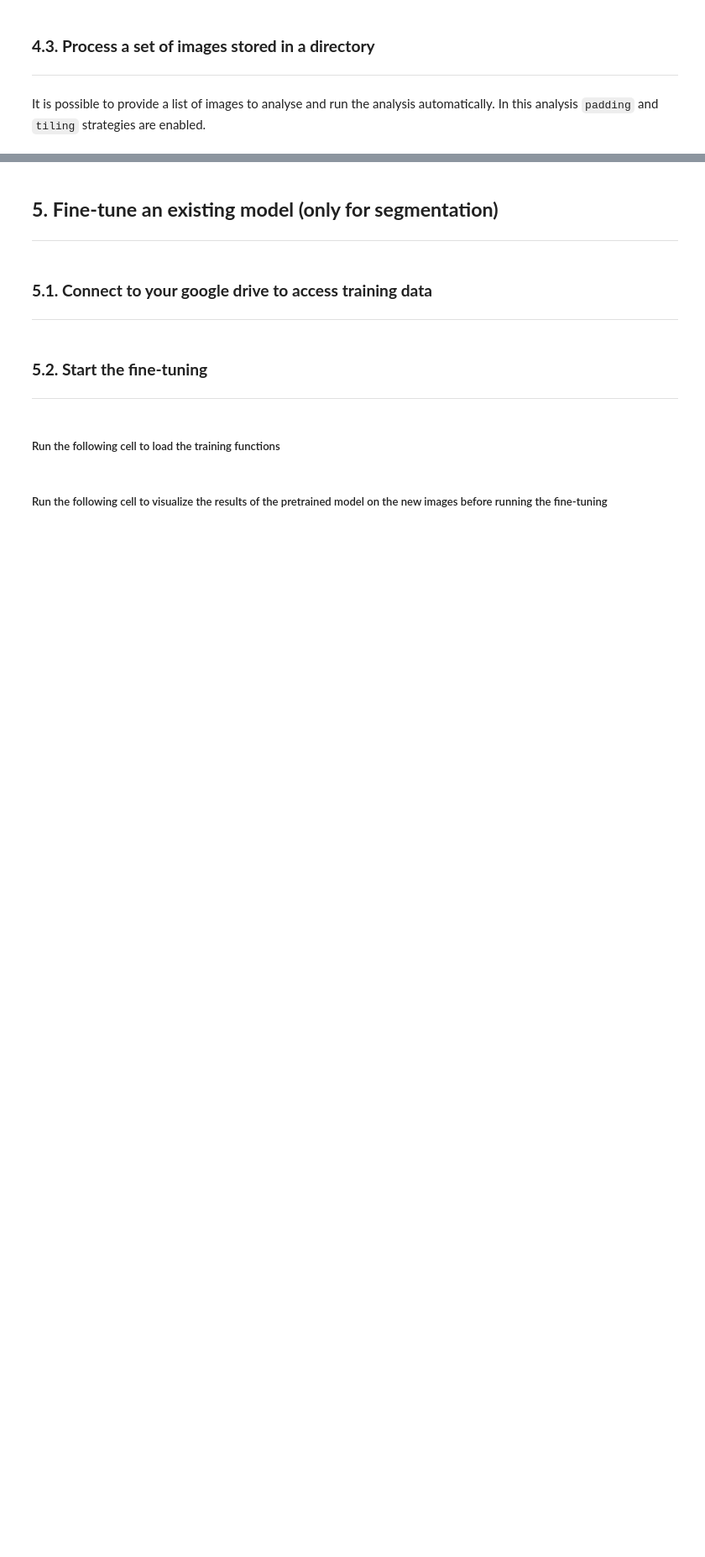
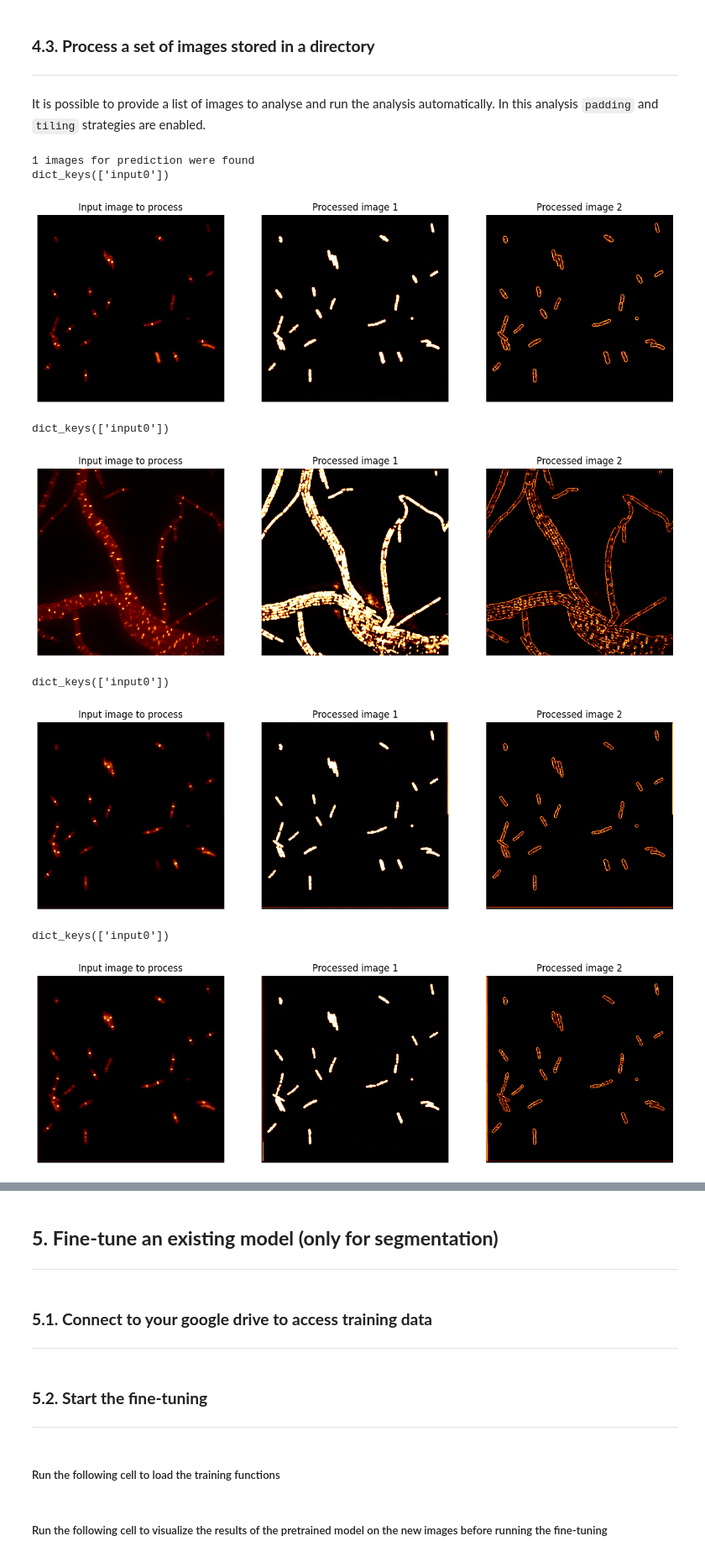
Before and after one commit to HenriquesLab/DL4MicEverywhere, a Jupyter notebook: notebooks/Bespoke_notebooks/bioimageio-pytorch/load_bioimageio_pytorch.ipynb, the cells around one changed output, grey strips where cells are left out. Shown at 84% size. Saved outputs shown, nothing was run; the diff lists cells and outputs as text; code cells hidden in the pictures; blank space fills up the shorter version.

```diff
--- a/notebooks/Bespoke_notebooks/bioimageio-pytorch/load_bioimageio_pytorch.ipynb
+++ b/notebooks/Bespoke_notebooks/bioimageio-pytorch/load_bioimageio_pytorch.ipynb
@@ -552,15 +522,58 @@ AttributeError: 'ModelDescr' object has no attribute 'test_outputs'
 It is possible to provide a list of images to analyse and run the analysis automatically. In this analysis `padding` and `tiling` strategies are enabled.
 # %%
 #@markdown ##Indicate a directory with images to analyse and a directory to save the images
+from skimage import io
 
-im_dir = "" #@param {type:"string"}
-results_dir = "" #@param {type:"string"}
+im_dir = "/home/ocb/Documents/IH/DeepBacs/Multilabel_U-Net_dataset_B.subtilis/test/source" #@param {type:"string"}
+results_dir = "/home/ocb/Desktop" #@param {type:"string"}
 os.makedirs(results_dir, exist_ok=True)
 
 # Get the list of images to analyse and the same list to save the images
-inputs = [os.path.join(im_dir,f) for f in os.listdir(im_dir) if not f.startswith('.')]
-outputs = [os.path.join(results_dir, os.path.split(inp)[1]) for inp in inputs]
+input_path_list = [os.path.join(im_dir,f) for f in sorted(os.listdir(im_dir)) if not f.startswith('.')]
 
-print(len(inputs), "images for prediction were found")
+print(len(input_paths), "images for prediction were found")
 
-predict(model, inputs, outputs, verbose=False)
+for in_idx, in_path in enumerate(input_path_list):
+
+    input_paths_dict = {f"input0": Path(in_path)}
+
+    input_sample = create_sample_for_model(
+        model=model, inputs=input_paths_dict, sample_id="my_demo_sample"
+    )
+
+    prediction = predict(model=model, inputs=input_sample)
+
+    input_sample_tensor = input_sample.members["input0"].data
+    input_sample_tensor = np.squeeze(input_sample_tensor)
+    prediction_tensor = prediction.members["output0"].data
+    prediction_tensor = np.squeeze(prediction_tensor)
+
+    # Save the output results
+    filename = in_path.split(os.sep)[-1]
+    name, extenstion = filename.split('.')
+    for pred_idx, pred in enumerate(prediction_tensor):
+        io.imsave(fname=os.path.join(results_dir, f"{name}_{pred_idx}.{extenstion}"),arr=pred)
+
+    # Plot the input image and the predicted results
+    plt.figure(figsize=(15,15))
+    plt.subplot(1,1+prediction_tensor.shape[0],1)
+    plt.imshow(np.squeeze(input_sample_tensor), cmap="afmhot")
+    plt.axis('off')
+    plt.title("Input image to process")
+
+    for pred_idx, pred in enumerate(prediction_tensor):
+        plt.subplot(1,1+prediction_tensor.shape[0],pred_idx+2)
+        plt.imshow(pred, cmap="afmhot")
+        plt.axis('off')
+        plt.title(f"Processed image {pred_idx+1}")
+    plt.show()
+# %% [output]
+1 images for prediction were found
+dict_keys(['input0'])
+[figure, added]
+dict_keys(['input0'])
+[figure, added]
+dict_keys(['input0'])
+[figure, added]
+dict_keys(['input0'])
+[figure, added]
```
Also changed, not shown: parts of 14 cells of this notebook.
